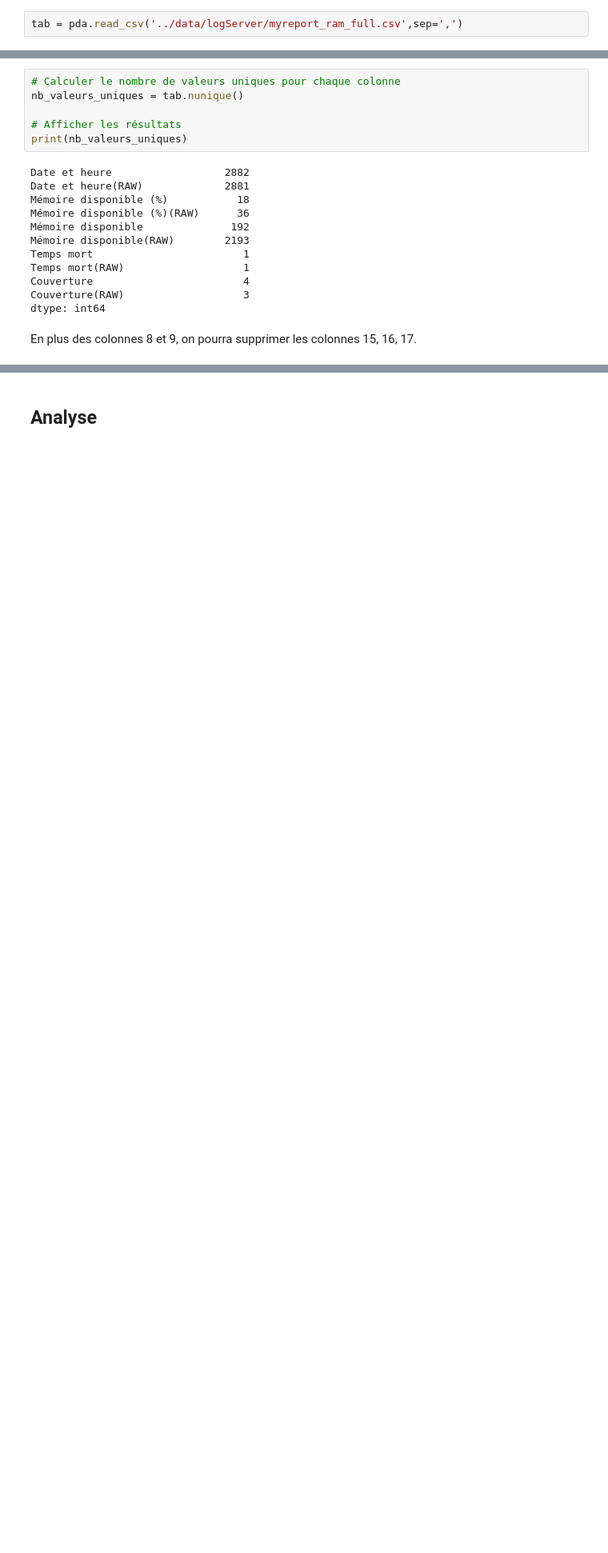
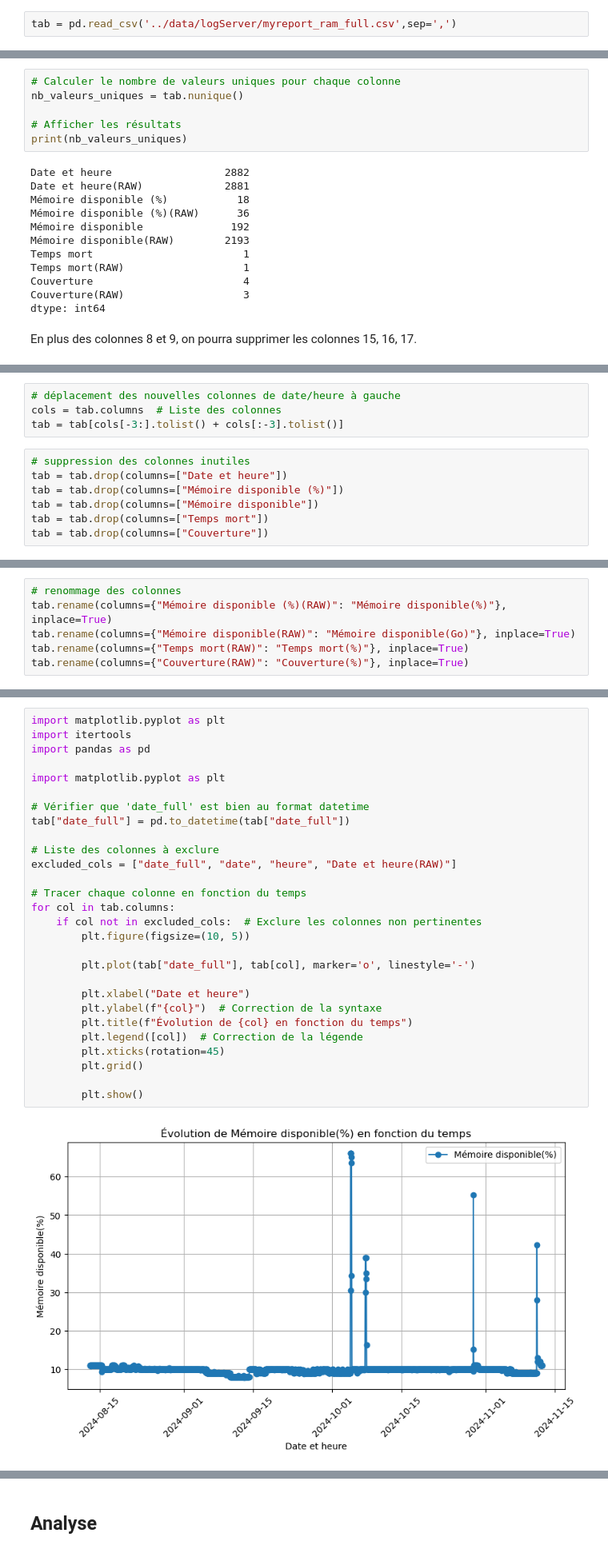
Before and after one commit to AntoineValette/projet_industriel, a Jupyter notebook: notebook/myreport_ram_full.ipynb, the cells around one changed output, grey strips where cells are left out. Shown at 80% size. Cells and saved outputs as stored; diff of their text form; blank space fills up the shorter version.

Commit message:
modif du notebook de ram_full pour supprimer les colonnes inutiles, transformer les dates, et tracer les box plots

```diff
--- a/notebook/myreport_ram_full.ipynb
+++ b/notebook/myreport_ram_full.ipynb
@@ -10,7 +13,7 @@ import numpy as np
 #print(os.getcwd())
 #print(os.listdir('241016_LogETL'))
 # %%
-tab = pda.read_csv('../data/logServer/myreport_ram_full.csv',sep=',')
+tab = pd.read_csv('../data/logServer/myreport_ram_full.csv',sep=',')
 # %% [markdown]
 ### Le fichier myreport_ram_full.csv : taille, colonnes
 # %%
@@ -80,0 +133,11 @@ tab.head()
+# %%
+# déplacement des nouvelles colonnes de date/heure à gauche
+cols = tab.columns  # Liste des colonnes
+tab = tab[cols[-3:].tolist() + cols[:-3].tolist()]
+# %%
+# suppression des colonnes inutiles
+tab = tab.drop(columns=["Date et heure"])
+tab = tab.drop(columns=["Mémoire disponible (%)"])
+tab = tab.drop(columns=["Mémoire disponible"])
+tab = tab.drop(columns=["Temps mort"])
+tab = tab.drop(columns=["Couverture"])
@@ -80,0 +146,6 @@ tab.head()
+# %%
+# renommage des colonnes
+tab.rename(columns={"Mémoire disponible (%)(RAW)": "Mémoire disponible(%)"}, inplace=True)
+tab.rename(columns={"Mémoire disponible(RAW)": "Mémoire disponible(Go)"}, inplace=True)
+tab.rename(columns={"Temps mort(RAW)": "Temps mort(%)"}, inplace=True)
+tab.rename(columns={"Couverture(RAW)": "Couverture(%)"}, inplace=True)
@@ -80,0 +167,30 @@ tab.head()
+# %%
+import matplotlib.pyplot as plt
+import itertools
+import pandas as pd
+
+import matplotlib.pyplot as plt
+
+# Vérifier que 'date_full' est bien au format datetime
+tab["date_full"] = pd.to_datetime(tab["date_full"])
+
+# Liste des colonnes à exclure
+excluded_cols = ["date_full", "date", "heure", "Date et heure(RAW)"]
+
+# Tracer chaque colonne en fonction du temps
+for col in tab.columns:
+    if col not in excluded_cols:  # Exclure les colonnes non pertinentes
+        plt.figure(figsize=(10, 5))
+
+        plt.plot(tab["date_full"], tab[col], marker='o', linestyle='-')
+
+        plt.xlabel("Date et heure")
+        plt.ylabel(f"{col}")  # Correction de la syntaxe
+        plt.title(f"Évolution de {col} en fonction du temps")
+        plt.legend([col])  # Correction de la légende
+        plt.xticks(rotation=45)
+        plt.grid()
+
+        plt.show()
+# %% [output]
+[figure, added]
```
Also changed, not shown: parts of 16 cells of this notebook, 1 other file.
